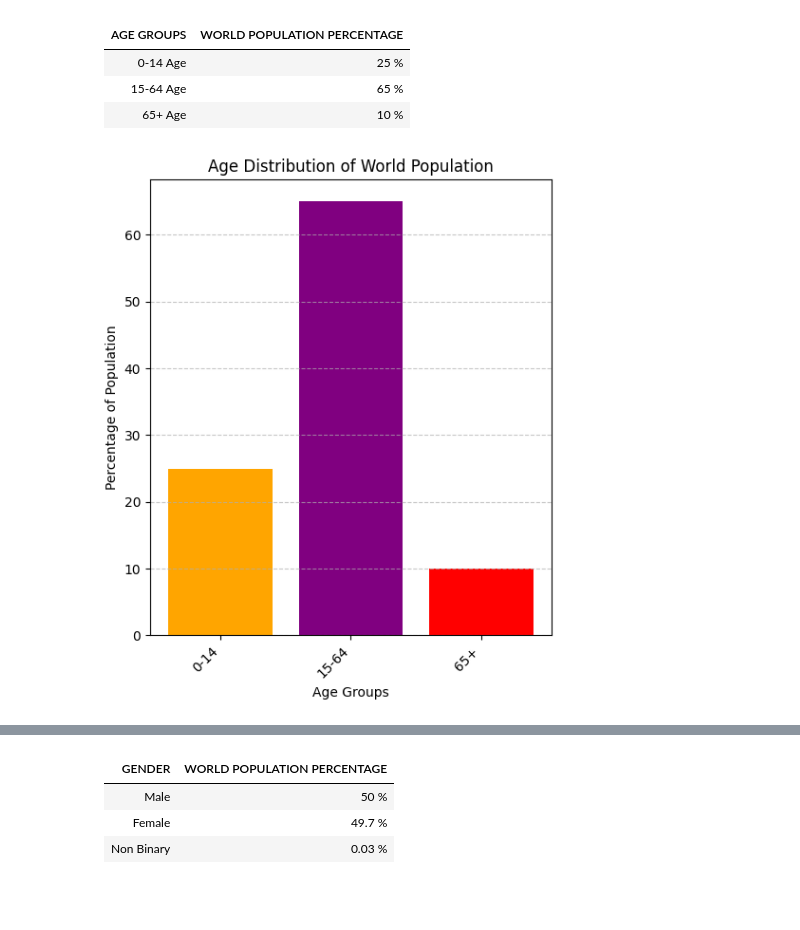
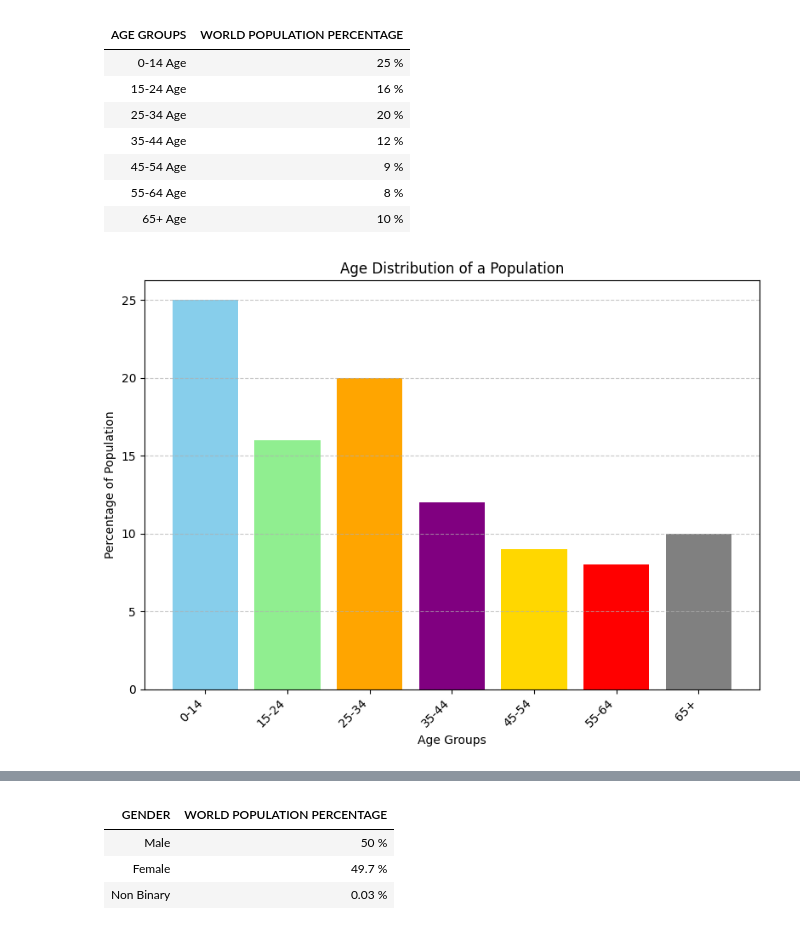
Before and after one commit to Shreya7tripathy/PRODIGY_DS_01, a Jupyter notebook: TASK_01.ipynb, the cells around one changed output, grey strips where cells are left out. Cells and saved outputs as stored; diff of their text form; code cells hidden in the pictures; blank space fills up the shorter version.

```diff
--- a/TASK_01.ipynb
+++ b/TASK_01.ipynb
@@ -2,27 +2,31 @@
 |  AGE GROUPS  |  WORLD POPULATION PERCENTAGE  |
 |--------------|-------------------------------|
 |  0-14 Age    |           25 %                |
-|  15-64 Age   |           65 %                |
+|  15-24 Age   |           16 %                |
+|  25-34 Age   |           20 %                |
+|  35-44 Age   |           12 %                |
+|  45-54 Age   |           9 %                 |
+|  55-64 Age   |           8 %                 |
 |  65+ Age     |           10 %                |
 # %%
-# BAR CHART FOR AGE GROUP DISTRIBUTION IN WORLD POPULATION
+# AGE GROUP DISTRIBUTION IN WORLD POPULATION
 import matplotlib.pyplot as plt
 
-# data for age distribution in world
-age_groups = ["0-14", "15-64", "65+"]
-age_percentages = [25, 65, 10]
+# data for age distribution
+age_groups = ["0-14", "15-24", "25-34", "35-44", "45-54", "55-64", "65+"]
+age_percentages = [25, 16, 20, 12, 9, 8, 10]
 
 # bar chart
-plt.figure(figsize=(5, 6))
-plt.bar(age_groups, age_percentages, color=['orange', 'purple', 'red'])
+plt.figure(figsize=(8, 6))
+plt.bar(age_groups, age_percentages, color=['skyblue', 'lightgreen', 'orange', 'purple', 'gold', 'red', 'gray'])
 plt.xlabel("Age Groups")
 plt.ylabel("Percentage of Population")
-plt.title("Age Distribution of World Population")
+plt.title("Age Distribution of a Population")
 plt.xticks(rotation=45, ha='right')
 plt.grid(axis='y', linestyle='--', alpha=0.7)
 plt.tight_layout()
 
 # Display the bar chart
 plt.show()
 # %% [output]
-[figure, old version]
+[figure, new version]
```
Also changed, not shown: parts of 2 cells of this notebook.
